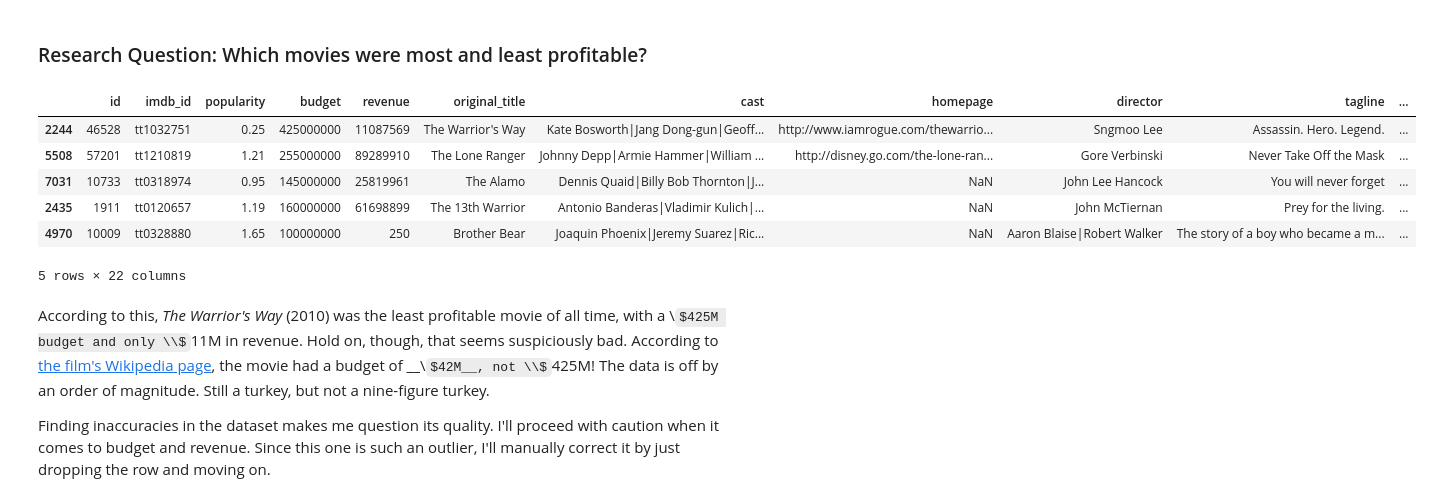
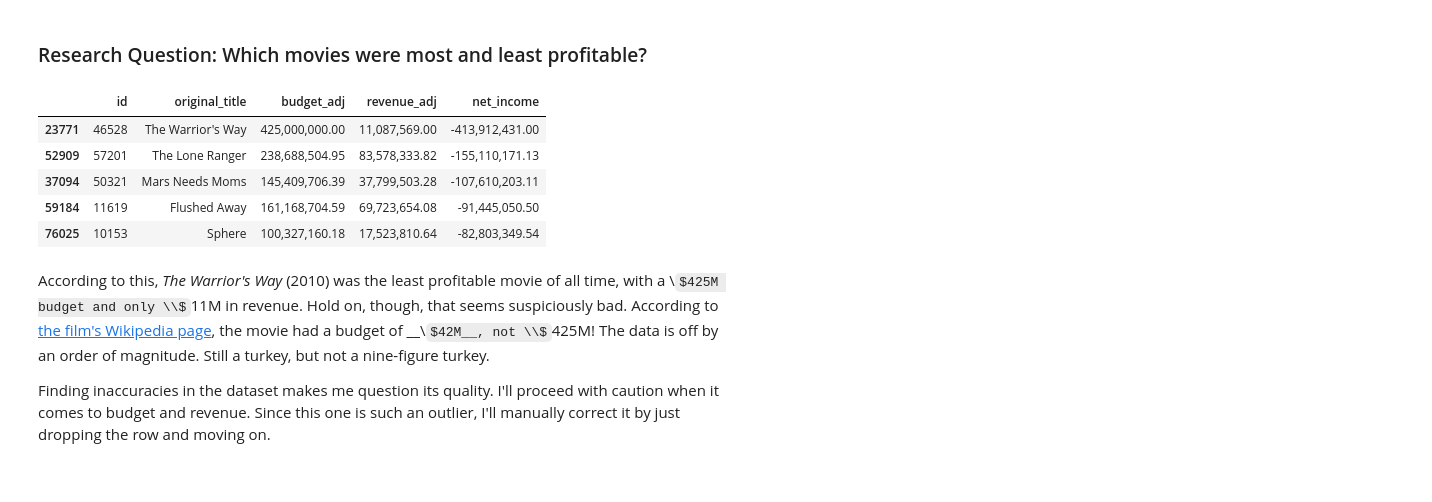
Before and after one commit to kennethn/data-analyst-nanodegree, a Jupyter notebook: 2_Investigate_A_Dataset/2_Investigate_A_Dataset.ipynb, the cells around one changed output. Saved outputs shown, nothing was run; the diff lists cells and outputs as text; code cells hidden in the pictures; some formulas as TeX source.

```diff
--- a/2_Investigate_A_Dataset/2_Investigate_A_Dataset.ipynb
+++ b/2_Investigate_A_Dataset/2_Investigate_A_Dataset.ipynb
@@ -247,0 +221,30 @@ Int64Index([2], dtype='int64')
+# %%
+# I found this function for flattening columns that contain
+# multiple delimited values. It does exactly what I need.
+# Found here: https://gist.github.com/jlln/338b4b0b55bd6984f883
+def splitDataFrameList(df, target_column, separator):
+    ''' df = dataframe to split,
+    target_column = the column containing the values to split
+    separator = the symbol used to perform the split
+    returns: a dataframe with each entry for the target column
+    separated, with each element moved into a new row.
+    The values in the other columns are duplicated across
+    the newly divided rows.
+    '''
+    row_accumulator = []
+
+    def splitListToRows(row, separator):
+        split_row = row[target_column].split(separator)
+        for s in split_row:
+            new_row = row.to_dict()
+            new_row[target_column] = s
+            row_accumulator.append(new_row)
+
+    df.apply(splitListToRows, axis=1, args=(separator, ))
+    new_df = pd.DataFrame(row_accumulator)
+    return new_df
+# %%
+# Split and flatten the cast and genres categories
+df_flat = splitDataFrameList(df.dropna(), 'cast', '|')
+df_flat = splitDataFrameList(df_flat.dropna(), 'genres', '|')
+df_flat = splitDataFrameList(df_flat.dropna(), 'keywords', '|')
@@ -247,0 +281,4 @@ Int64Index([2], dtype='int64')
+# %%
+df_vals = df_flat.drop(columns=['genres', 'cast', 'keywords'])
+df_vals.drop_duplicates(inplace=True)
+df_vals.head()
@@ -262,15 +307,16 @@ df.sort_values(['net_income'], ascending=False).head()
 # %% [markdown]
 ### Research Question: Which movies were most and least profitable?
 # %%
-df.sort_values(['net_income'], ascending=True).head()
+df_vals.sort_values(['net_income'], ascending=True)[[
+    'id', 'original_title', 'budget_adj', 'revenue_adj', 'net_income'
+]].head()
 # %% [output]
-|  | id | imdb_id | popularity | budget | revenue | original_title | cast | homepage | director | tagline | ... |
-| 2244 | 46528 | tt1032751 | 0.25 | 425000000 | 11087569 | The Warrior's Way | Kate Bosworth|Jang Dong-gun|Geoff... | http://www.iamrogue.com/thewarrio... | Sngmoo Lee | Assassin. Hero. Legend. | ... |
-| 5508 | 57201 | tt1210819 | 1.21 | 255000000 | 89289910 | The Lone Ranger | Johnny Depp|Armie Hammer|William ... | http://disney.go.com/the-lone-ran... | Gore Verbinski | Never Take Off the Mask | ... |
-| 7031 | 10733 | tt0318974 | 0.95 | 145000000 | 25819961 | The Alamo | Dennis Quaid|Billy Bob Thornton|J... | NaN | John Lee Hancock | You will never forget | ... |
-| 2435 | 1911 | tt0120657 | 1.19 | 160000000 | 61698899 | The 13th Warrior | Antonio Banderas|Vladimir Kulich|... | NaN | John McTiernan | Prey for the living. | ... |
-| 4970 | 10009 | tt0328880 | 1.65 | 100000000 | 250 | Brother Bear | Joaquin Phoenix|Jeremy Suarez|Ric... | NaN | Aaron Blaise|Robert Walker | The story of a boy who became a m... | ... |
+|  | id | original_title | budget_adj | revenue_adj | net_income |
+| 23771 | 46528 | The Warrior's Way | 425,000,000.00 | 11,087,569.00 | -413,912,431.00 |
+| 52909 | 57201 | The Lone Ranger | 238,688,504.95 | 83,578,333.82 | -155,110,171.13 |
+| 37094 | 50321 | Mars Needs Moms | 145,409,706.39 | 37,799,503.28 | -107,610,203.11 |
+| 59184 | 11619 | Flushed Away | 161,168,704.59 | 69,723,654.08 | -91,445,050.50 |
+| 76025 | 10153 | Sphere | 100,327,160.18 | 17,523,810.64 | -82,803,349.54 |
-5 rows × 22 columns
 # %% [markdown]
 According to this, _The Warrior's Way_ (2010) was the least profitable movie of all time, with a \\$425M budget and only \\$11M in revenue. Hold on, though, that seems suspiciously bad. According to [the film's Wikipedia page](https://en.wikipedia.org/wiki/The_Warrior%27s_Way), the movie had a budget of __\\$42M__, not \\$425M! The data is off by an order of magnitude. Still a turkey, but not a nine-figure turkey.
 
```
Also changed, not shown: parts of 34 cells of this notebook.
